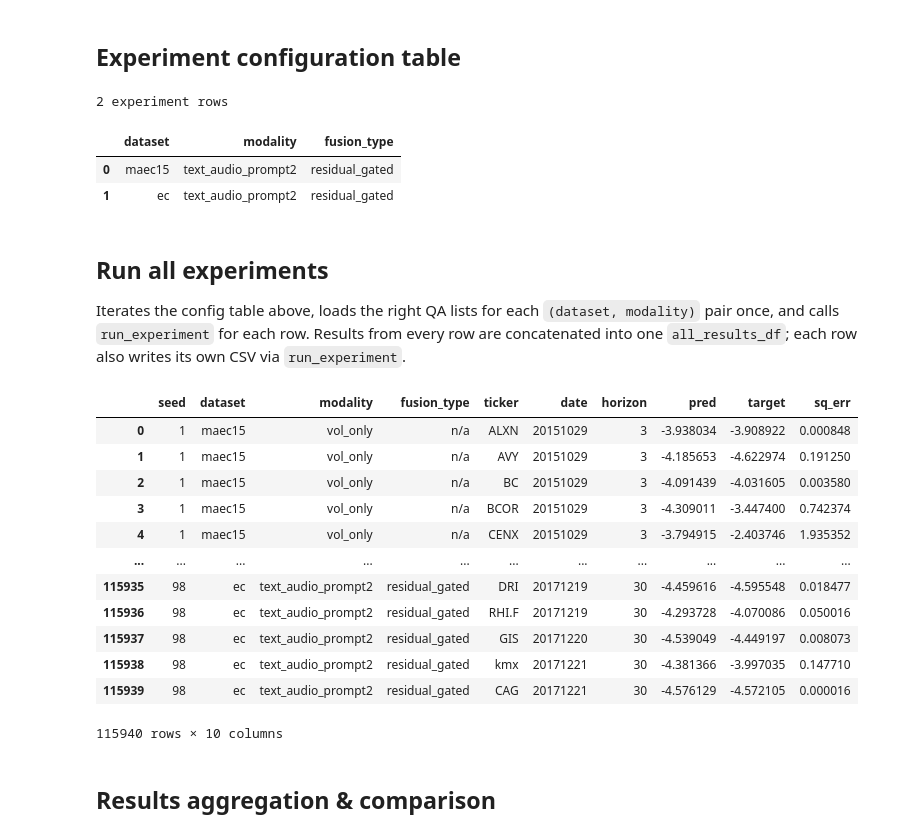
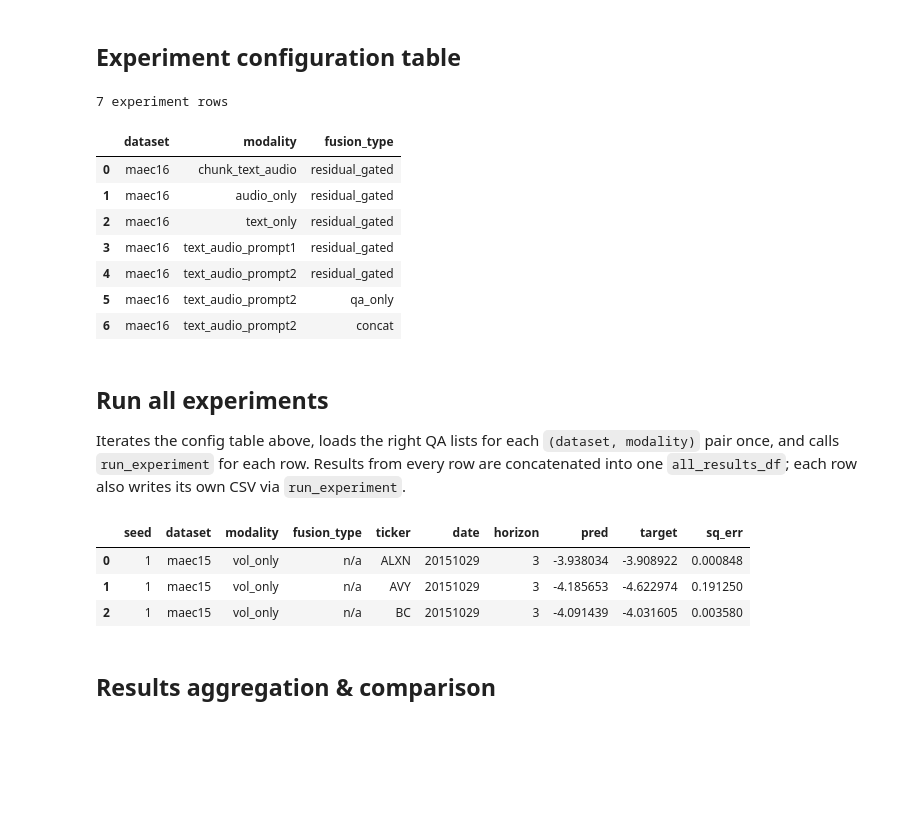
Before and after one commit to hosein97/ecc-volatility-prediction, a Jupyter notebook: ECC_volatility_prediction.ipynb, the cells around one changed output. Saved outputs shown, nothing was run; the diff lists cells and outputs as text; code cells hidden in the pictures; blank space fills up the shorter version.

```diff
--- a/ECC_volatility_prediction.ipynb
+++ b/ECC_volatility_prediction.ipynb
@@ -955,54 +1114,59 @@ def run_experiment(
 ## Experiment configuration table
 # %%
 #********* for maec16 uncomment this *********
-# MODALITIES = ["chunk_text_audio","audio_only","text_only", "text_audio_prompt1", 'text_audio_prompt2'] # For maec16 run, uncomment this
+MODALITIES = ["chunk_text_audio","audio_only","text_only", "text_audio_prompt1", 'text_audio_prompt2'] # For maec16 run, uncomment this
 
 #********* for maec15 and ec *********
-MODALITIES = ['text_audio_prompt2']
+# MODALITIES = ['text_audio_prompt2']
 
 
 
-DATASETS = ["maec15", "ec"] # can be "maec15", "maec16", "ec"
+DATASETS = ["maec16"] # can be "maec15", "maec16", "ec"
 FUSION_TYPES = ["residual_gated"]
 
 
 PROMPT2 = "text_audio_prompt2"
 
 
 EXPERIMENT_CONFIG = []
 
 for modality in MODALITIES:
     for dataset in DATASETS:
         for fusion_type in FUSION_TYPES:
             EXPERIMENT_CONFIG.append({
                 "dataset": dataset,
                 "modality": modality,
                 "fusion_type": fusion_type,
             })
 
-    #********* for maec16 uncomment this *********
-    # if modality == PROMPT2:
-    #     for dataset in DATASETS:
-    #         EXPERIMENT_CONFIG.append({
-    #             "dataset": dataset,
-    #             "modality": modality,
-    #             "fusion_type": "qa_only",
-    #         })
-    #         EXPERIMENT_CONFIG.append({
-    #             "dataset": dataset,
-    #             "modality": modality,
-    #             "fusion_type": "concat",
-    #         })
-
+    #********* for maec16 use this, uncomment this *********
+    if modality == PROMPT2:
+        for dataset in DATASETS:
+            EXPERIMENT_CONFIG.append({
+                "dataset": dataset,
+                "modality": modality,
+                "fusion_type": "qa_only",
+            })
+            EXPERIMENT_CONFIG.append({
+                "dataset": dataset,
+                "modality": modality,
+                "fusion_type": "concat",
+            })
+    # ********* until here
 
 experiment_config_df = pd.DataFrame(EXPERIMENT_CONFIG)
 print(f"{len(experiment_config_df)} experiment rows")
 experiment_config_df
 # %% [output]
-2 experiment rows
+7 experiment rows
 |  | dataset | modality | fusion_type |
-| 0 | maec15 | text_audio_prompt2 | residual_gated |
-| 1 | ec | text_audio_prompt2 | residual_gated |
+| 0 | maec16 | chunk_text_audio | residual_gated |
+| 1 | maec16 | audio_only | residual_gated |
+| 2 | maec16 | text_only | residual_gated |
+| 3 | maec16 | text_audio_prompt1 | residual_gated |
+| 4 | maec16 | text_audio_prompt2 | residual_gated |
+| 5 | maec16 | text_audio_prompt2 | qa_only |
+| 6 | maec16 | text_audio_prompt2 | concat |
 # %% [markdown]
 ## Run all experiments
 
@@ -1062,21 +1272,12 @@ all_item_losses_df = pd.concat(
     ignore_index=True,
 )
 all_item_losses_df.to_csv(RESULTS_DIR / "item_losses.csv", index=False)
-# %%
-all_item_losses_df
-# %% [output]
-|  | seed | dataset | modality | fusion_type | ticker | date | horizon | pred | target | sq_err |
-| 0 | 1 | maec15 | vol_only | n/a | ALXN | 20151029 | 3 | -3.938034 | -3.908922 | 0.000848 |
-| 1 | 1 | maec15 | vol_only | n/a | AVY | 20151029 | 3 | -4.185653 | -4.622974 | 0.191250 |
-| 2 | 1 | maec15 | vol_only | n/a | BC | 20151029 | 3 | -4.091439 | -4.031605 | 0.003580 |
-| 3 | 1 | maec15 | vol_only | n/a | BCOR | 20151029 | 3 | -4.309011 | -3.447400 | 0.742374 |
-| 4 | 1 | maec15 | vol_only | n/a | CENX | 20151029 | 3 | -3.794915 | -2.403746 | 1.935352 |
-| ... | ... | ... | ... | ... | ... | ... | ... | ... | ... | ... |
-| 115935 | 98 | ec | text_audio_prompt2 | residual_gated | DRI | 20171219 | 30 | -4.459616 | -4.595548 | 0.018477 |
-| 115936 | 98 | ec | text_audio_prompt2 | residual_gated | RHI.F | 20171219 | 30 | -4.293728 | -4.070086 | 0.050016 |
-| 115937 | 98 | ec | text_audio_prompt2 | residual_gated | GIS | 20171220 | 30 | -4.539049 | -4.449197 | 0.008073 |
-| 115938 | 98 | ec | text_audio_prompt2 | residual_gated | kmx | 20171221 | 30 | -4.381366 | -3.997035 | 0.147710 |
-| 115939 | 98 | ec | text_audio_prompt2 | residual_gated | CAG | 20171221 | 30 | -4.576129 | -4.572105 | 0.000016 |
-115940 rows × 10 columns
+# %%
+all_item_losses_df.head(3)
+# %% [output]
+|  | seed | dataset | modality | fusion_type | ticker | date | horizon | pred | target | sq_err |
+| 0 | 1 | maec15 | vol_only | n/a | ALXN | 20151029 | 3 | -3.938034 | -3.908922 | 0.000848 |
+| 1 | 1 | maec15 | vol_only | n/a | AVY | 20151029 | 3 | -4.185653 | -4.622974 | 0.191250 |
+| 2 | 1 | maec15 | vol_only | n/a | BC | 20151029 | 3 | -4.091439 | -4.031605 | 0.003580 |
 # %% [markdown]
 ## Results aggregation & comparison
```
Also changed, not shown: parts of 11 cells of this notebook.
